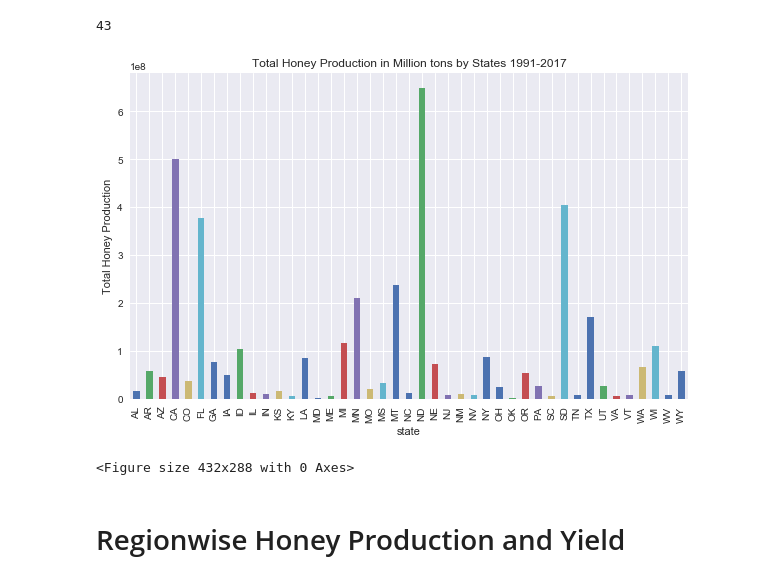
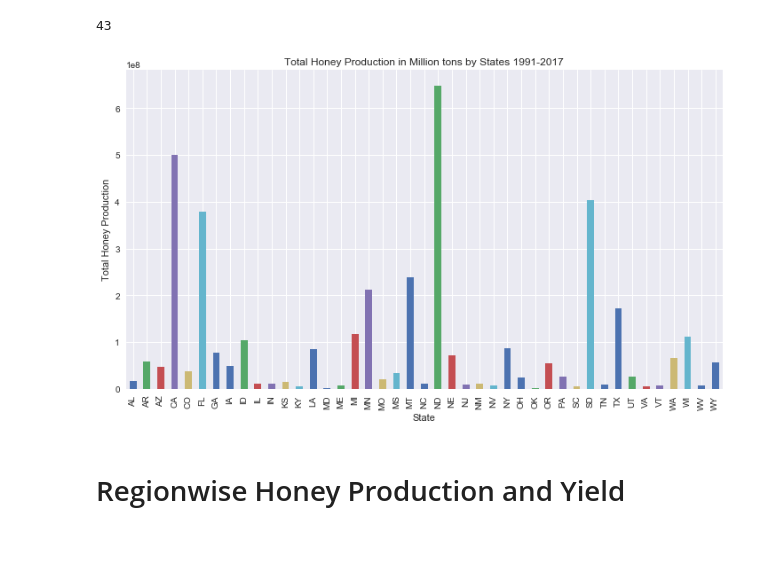
Before and after one commit to Richa309/UCIDB_Final_Project, a Jupyter notebook: Bees_Data_Analytics.ipynb, the cells around one changed output. Cells and saved outputs as stored; diff of their text form; code cells hidden in the pictures; blank space fills up the shorter version.

```diff
--- a/Bees_Data_Analytics.ipynb
+++ b/Bees_Data_Analytics.ipynb
@@ -166,18 +166,19 @@ Total_states
 # %%
 by_state = df.groupby("state")
 Total_by_state = by_state["totalprod"].sum()
 
+
 plt.figure(figsize=(10,6))
 total_state = Total_by_state.plot(kind='bar')
 total_state.set_title("Total Honey Production in Million tons by States 1991-2017")
-total_state.set_xlabel("state")
+total_state.set_xlabel("State")
 total_state.set_ylabel("Total Honey Production")
 
+plt.tight_layout()
+plt.savefig('/Users/richasingh/Desktop/UCIDB_Final_Project/Images/total_Prod_states.png')
 plt.show()
-plt.tight_layout()
 # %% [output]
-[figure, old version]
+[figure, new version]
-<Figure size 432x288 with 0 Axes>
 # %% [markdown]
 # Regionwise Honey Production and Yield
 # %%
```
Also changed, not shown: parts of 56 cells of this notebook, 26 other files.
